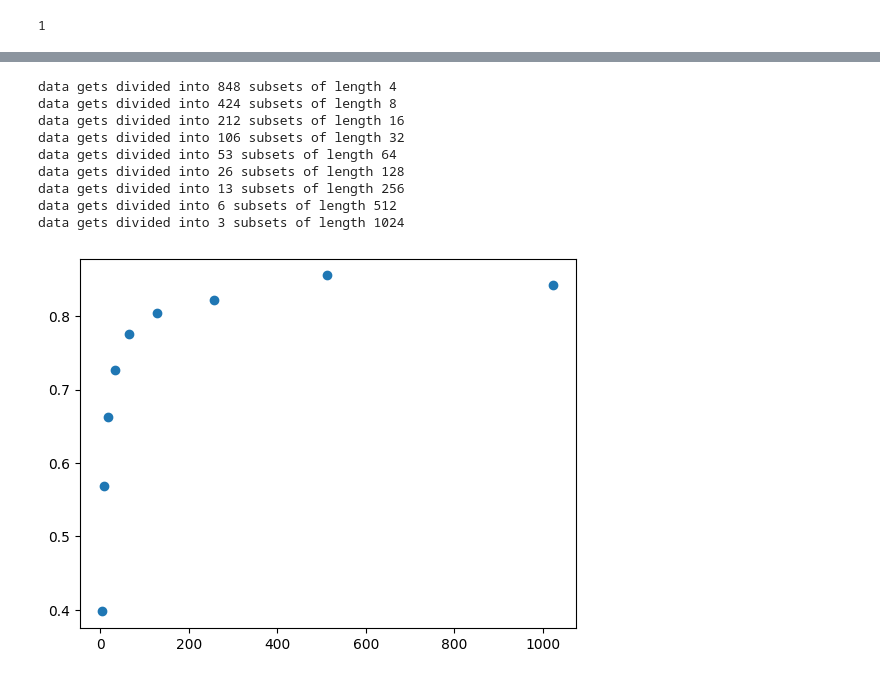
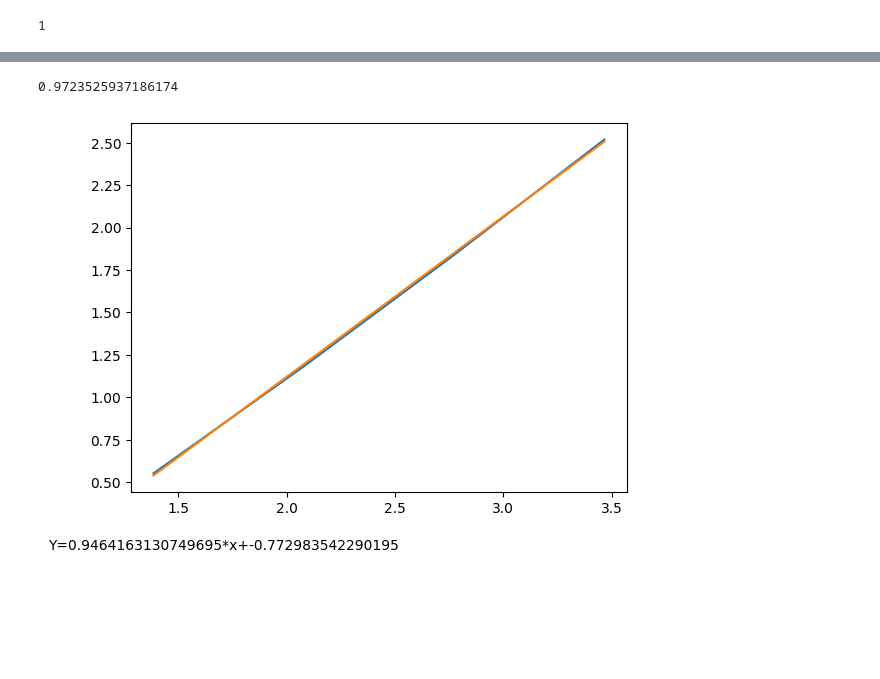
Before and after one commit to weberkry/MOM_Crypto_Bot, a Jupyter notebook: agent/Hurst testing.ipynb, the cells around one changed output, grey strips where cells are left out. Cells and saved outputs as stored; diff of their text form; code cells hidden in the pictures; blank space fills up the shorter version.

```diff
--- a/agent/Hurst testing.ipynb
+++ b/agent/Hurst testing.ipynb
@@ -180,13 +254,14 @@ data gets divided into 106 subsets of length 32
 # %%
-def hurst_fixed_window(data,power=[2,10]):
+def rs_fixed_window(data,power):
 
-    H = []
+
     L = []
+    R_S_mean = []
 
-    for p in range(power[0],power[1]+1):
-        h,l = hurst_exponent(data, power=p)
+    for p in range(2,power+1):
+        r_s_mean ,l = rescaled_range(data, power=p)
+        L.append(l)
+        R_S_mean.append(r_s_mean)
 
-        H.append(h)
-        L.append(l)
 
-    return H,L
+    return R_S_mean,L
@@ -193,19 +327,16 @@ def hurst_fixed_window(data,power=[2,10]):
 # %%
-H,L = hurst_fixed_window(data)
+def hurst_exponent(R_S,l, H, intercept):
+    C = np.exp(intercept)
 # %% [output]
-data gets divided into 848 subsets of length 4
-data gets divided into 424 subsets of length 8
-data gets divided into 212 subsets of length 16
-data gets divided into 106 subsets of length 32
-data gets divided into 53 subsets of length 64
-data gets divided into 26 subsets of length 128
-data gets divided into 13 subsets of length 256
-data gets divided into 6 subsets of length 512
-data gets divided into 3 subsets of length 1024
+0.9723525937186174
+# %%
+plt.plot(np.log(rescaled_range[1]),np.log(rescaled_range[0]))
+plt.plot(np.log(rescaled_range[1]), Y, label="linear fit")
+plt.text(x=0.9,y=0.1,s=f"Y={H}*x+{fit[1]}")
+plt.show()
+# %% [output]
+[figure, added]
 # %%
-plt.scatter(L,H)
-plt.show()
+plt.text?
-# %% [output]
-[figure, removed]
 # %%
 def hurst_rolling_window():
```
Also changed, not shown: parts of 12 cells of this notebook.
